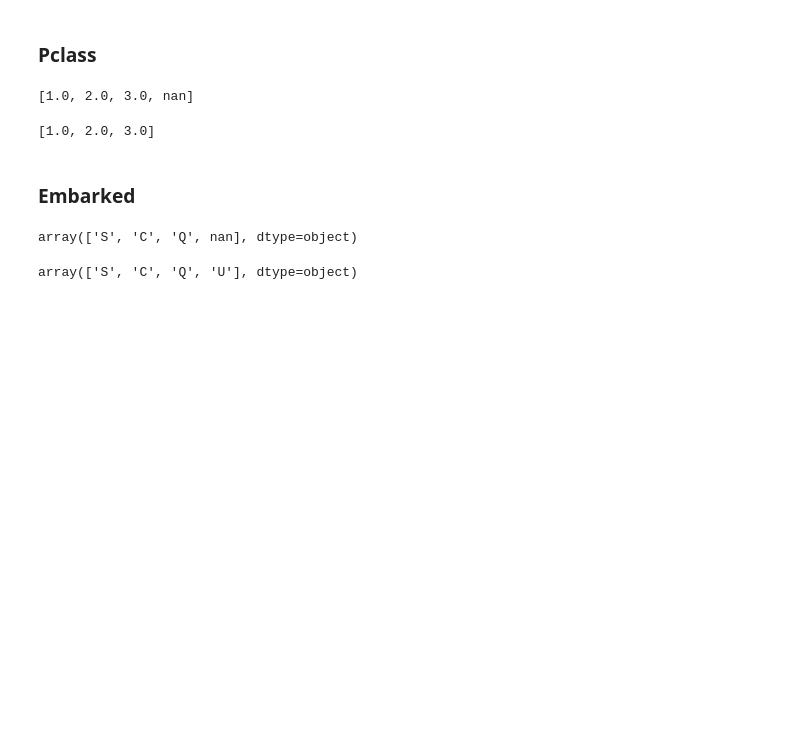
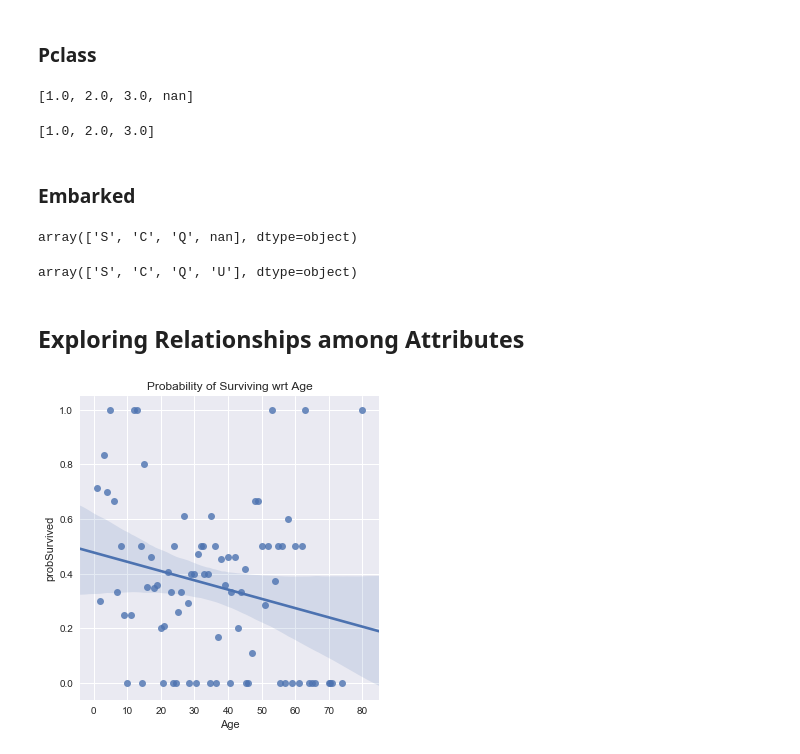
Before and after one commit to hammer-of-thor/Titanic, a Jupyter notebook: Models/Titanic Prediction.ipynb, the cells around one changed output. Cells and saved outputs as stored; diff of their text form; code cells hidden in the pictures; blank space fills up the shorter version.

Commit message:
Exploring Relationships

```diff
--- a/Models/Titanic Prediction.ipynb
+++ b/Models/Titanic Prediction.ipynb
@@ -220,3 +220,17 @@ data['Embarked']= data['Embarked'].fillna('U')
 (data['Embarked'].unique())
 # %% [output]
 array(['S', 'C', 'Q', 'U'], dtype=object)
+# %% [markdown]
+## Exploring Relationships among Attributes
+# %%
+#a function to create a probability from the data
+def prob(factor):
+    df = pd.crosstab(index=data[factor], columns=data['Survived']).reset_index()
+    df['probSurvived'] = df[1] / (df[1] + df[0])
+    return( df[[factor, 'probSurvived']])
+# %%
+sns.lmplot(data = prob('Age'), x = 'Age', y = 'probSurvived', fit_reg = True)
+plt.title('Probability of Surviving wrt Age')
+plt.show()
+# %% [output]
+[figure, added]
```
Also changed, not shown: parts of 3 cells of this notebook.
